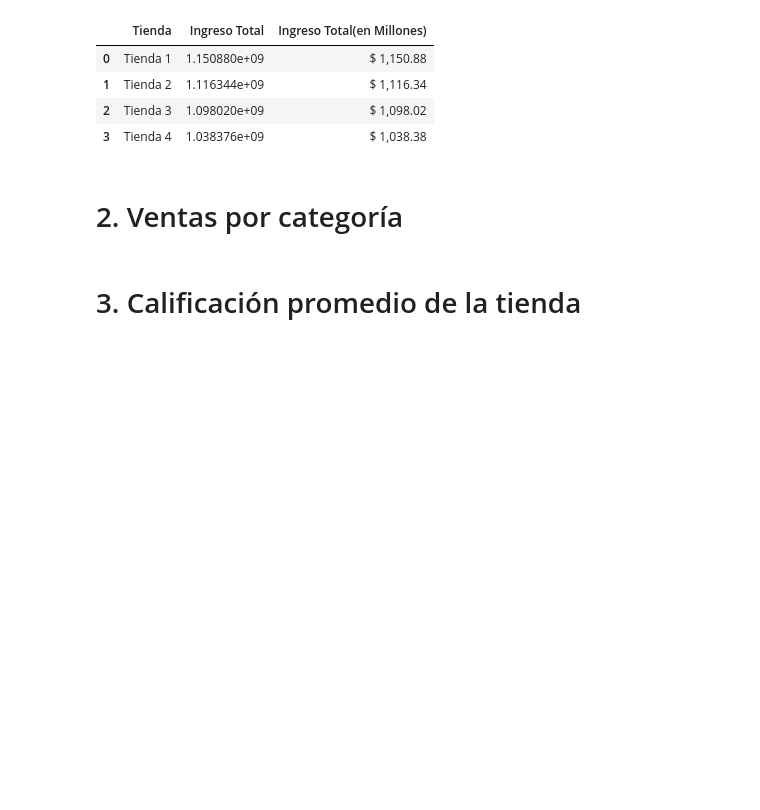
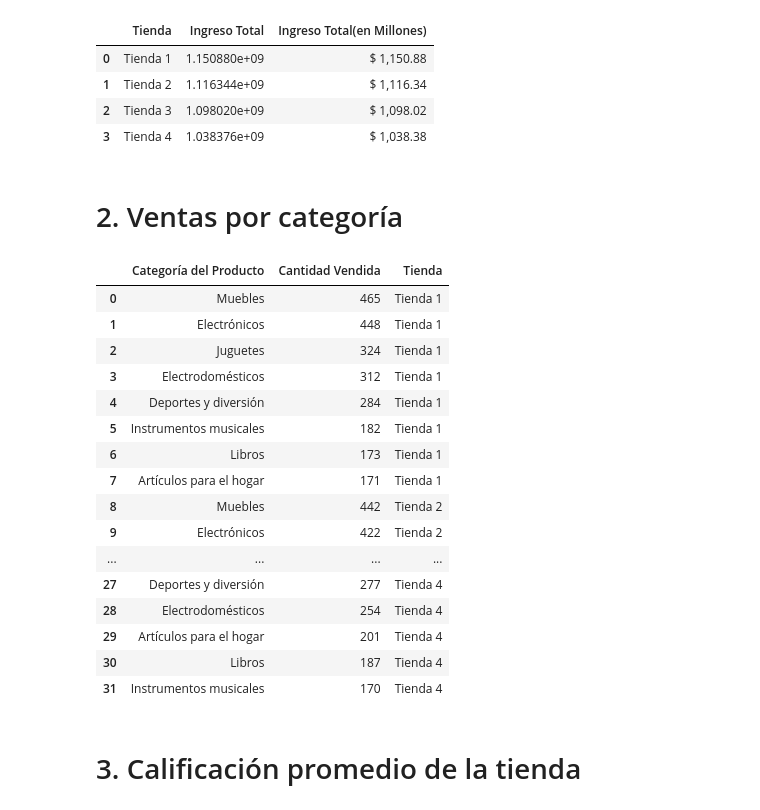
Before and after one commit to WLozanoH/Challenge1-Data-Science-AL, a Jupyter notebook: AluraStoreLatam.ipynb, the cells around one changed output. Drawn from its saved outputs; the diff is of its cells as text; code cells hidden in the pictures; blank space fills up the shorter version.

Commit message:
Ventas por categoría

```diff
--- a/AluraStoreLatam.ipynb
+++ b/AluraStoreLatam.ipynb
@@ -203,6 +203,44 @@ display(df_facturacion)
 | 3 | Tienda 4 | 1.038376e+09 | $ 1,038.38 |
 # %% [markdown]
 # 2. Ventas por categoría
+# %%
+# Definir una función para calcular las ventas por categoría
+
+def ventas_por_categoria(df, nombre_tienda):
+    ventas = df['Categoría del Producto'].value_counts().reset_index()
+    ventas.columns = ['Categoría del Producto', 'Cantidad Vendida']
+    ventas["Tienda"] = nombre_tienda
+    return ventas
+# %%
+# Crear lista de DataFrames con la tienda incluida
+lista_df_ventas_categoria = [
+
+    ventas_por_categoria(tienda, "Tienda 1"),
+    ventas_por_categoria(tienda2, "Tienda 2"),
+    ventas_por_categoria(tienda3, "Tienda 3"),
+    ventas_por_categoria(tienda4, "Tienda 4")
+]
+
+df_ventas_categoria = pd.concat(lista_df_ventas_categoria, ignore_index= True)
+display(df_ventas_categoria)
+# %% [output]
+|  | Categoría del Producto | Cantidad Vendida | Tienda |
+| 0 | Muebles | 465 | Tienda 1 |
+| 1 | Electrónicos | 448 | Tienda 1 |
+| 2 | Juguetes | 324 | Tienda 1 |
+| 3 | Electrodomésticos | 312 | Tienda 1 |
+| 4 | Deportes y diversión | 284 | Tienda 1 |
+| 5 | Instrumentos musicales | 182 | Tienda 1 |
+| 6 | Libros | 173 | Tienda 1 |
+| 7 | Artículos para el hogar | 171 | Tienda 1 |
+| 8 | Muebles | 442 | Tienda 2 |
+| 9 | Electrónicos | 422 | Tienda 2 |
+| ... | ... | ... | ... |
+| 27 | Deportes y diversión | 277 | Tienda 4 |
+| 28 | Electrodomésticos | 254 | Tienda 4 |
+| 29 | Artículos para el hogar | 201 | Tienda 4 |
+| 30 | Libros | 187 | Tienda 4 |
+| 31 | Instrumentos musicales | 170 | Tienda 4 |
 # %% [markdown]
 # 3. Calificación promedio de la tienda
 # %% [markdown]
```
